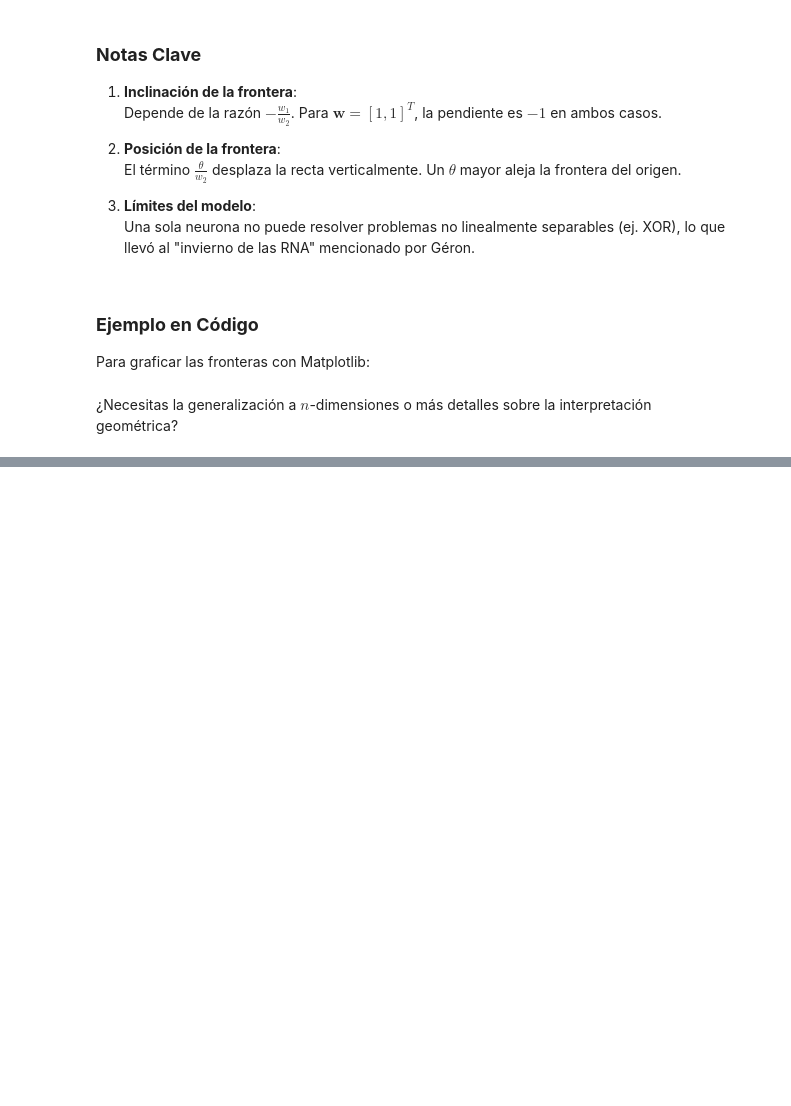
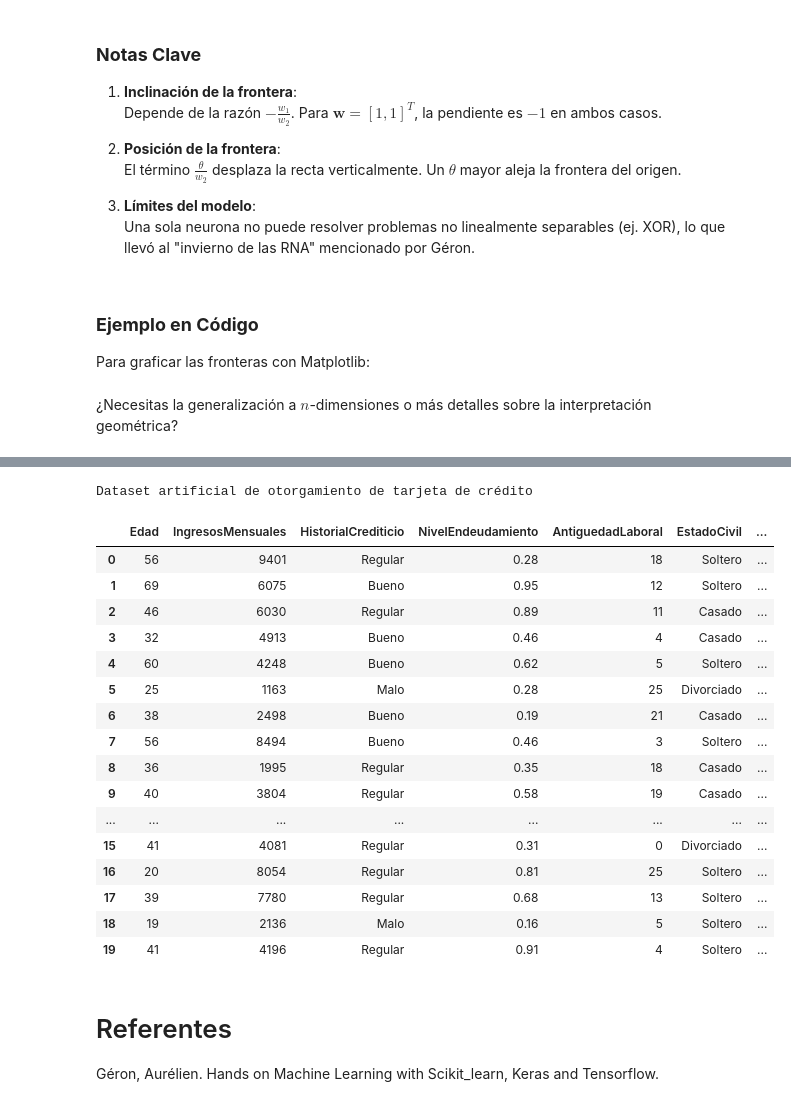
Before and after one commit to marco-canas/ml_dl_intro, a Jupyter notebook: 2_planificacion/3_dl/geron/10_chapter/pagina_304.ipynb, the cells around one changed output, grey strips where cells are left out. Drawn from its saved outputs; the diff is of its cells as text; code cells hidden in the pictures; blank space fills up the shorter version.

```diff
--- a/2_planificacion/3_dl/geron/10_chapter/pagina_304.ipynb
+++ b/2_planificacion/3_dl/geron/10_chapter/pagina_304.ipynb
@@ -297,0 +357,65 @@ plt.show()
+# %%
+import pandas as pd
+import numpy as np
+
+# Fijamos semilla para reproducibilidad
+np.random.seed(42)
+
+# Número de muestras
+n_samples = 200
+
+# Variables simuladas
+edad = np.random.randint(18, 70, n_samples)
+ingresos_mensuales = np.random.randint(500, 10000, n_samples)
+historial_crediticio = np.random.choice(['Bueno', 'Regular', 'Malo'], n_samples, p=[0.5, 0.3, 0.2])
+nivel_endeudamiento = np.round(np.random.uniform(0, 1, n_samples), 2)
+antiguedad_laboral = np.random.randint(0, 30, n_samples)
+estado_civil = np.random.choice(['Soltero', 'Casado', 'Divorciado'], n_samples, p=[0.5, 0.4, 0.1])
+
+# Regla simple para asignar la etiqueta (aprobado = 1, rechazado = 0)
+prob_aprobacion = (
+    0.4*(edad > 25) +
+    0.3*(ingresos_mensuales > 3000) +
+    0.2*(historial_crediticio == 'Bueno') -
+    0.3*(nivel_endeudamiento > 0.6)
+)
+
+prob_aprobacion = np.clip(prob_aprobacion, 0, 1)
+aprobacion = np.random.binomial(1, prob_aprobacion)
+
+# Crear DataFrame
+df = pd.DataFrame({
+    'Edad': edad,
+    'IngresosMensuales': ingresos_mensuales,
+    'HistorialCrediticio': historial_crediticio,
+    'NivelEndeudamiento': nivel_endeudamiento,
+    'AntiguedadLaboral': antiguedad_laboral,
+    'EstadoCivil': estado_civil,
+    'OtorgarTarjeta': aprobacion
+})
+
+print("Dataset artificial de otorgamiento de tarjeta de crédito")
+df.head(20)
+# %% [output]
+Dataset artificial de otorgamiento de tarjeta de crédito
+|  | Edad | IngresosMensuales | HistorialCrediticio | NivelEndeudamiento | AntiguedadLaboral | EstadoCivil | ... |
+| 0 | 56 | 9401 | Regular | 0.28 | 18 | Soltero | ... |
+| 1 | 69 | 6075 | Bueno | 0.95 | 12 | Soltero | ... |
+| 2 | 46 | 6030 | Regular | 0.89 | 11 | Casado | ... |
+| 3 | 32 | 4913 | Bueno | 0.46 | 4 | Casado | ... |
+| 4 | 60 | 4248 | Bueno | 0.62 | 5 | Soltero | ... |
+| 5 | 25 | 1163 | Malo | 0.28 | 25 | Divorciado | ... |
+| 6 | 38 | 2498 | Bueno | 0.19 | 21 | Casado | ... |
+| 7 | 56 | 8494 | Bueno | 0.46 | 3 | Soltero | ... |
+| 8 | 36 | 1995 | Regular | 0.35 | 18 | Casado | ... |
+| 9 | 40 | 3804 | Regular | 0.58 | 19 | Casado | ... |
+| ... | ... | ... | ... | ... | ... | ... | ... |
+| 15 | 41 | 4081 | Regular | 0.31 | 0 | Divorciado | ... |
+| 16 | 20 | 8054 | Regular | 0.81 | 25 | Soltero | ... |
+| 17 | 39 | 7780 | Regular | 0.68 | 13 | Soltero | ... |
+| 18 | 19 | 2136 | Malo | 0.16 | 5 | Soltero | ... |
+| 19 | 41 | 4196 | Regular | 0.91 | 4 | Soltero | ... |
+# %% [markdown]
+# Referentes
+
+Géron, Aurélien. Hands on Machine Learning with Scikit_learn, Keras and Tensorflow.
```
Also changed, not shown: parts of 21 cells of this notebook, 2 other files.
